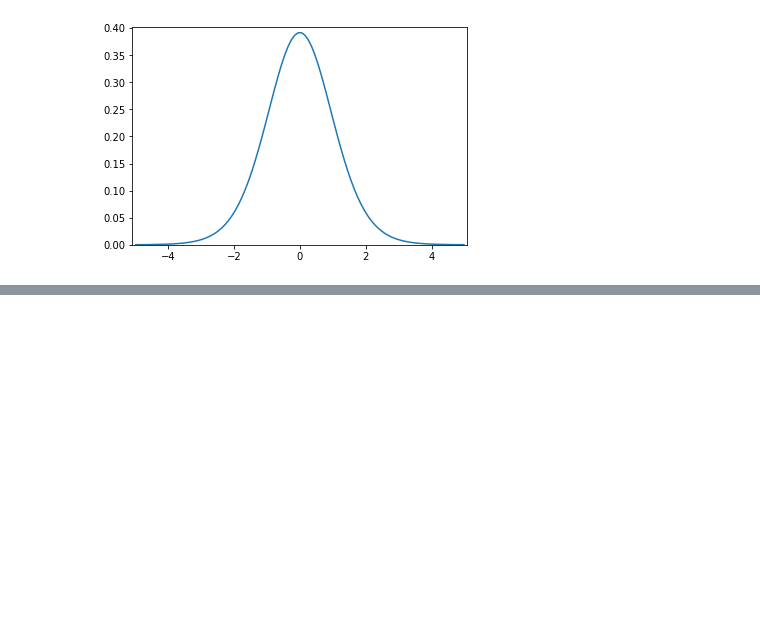
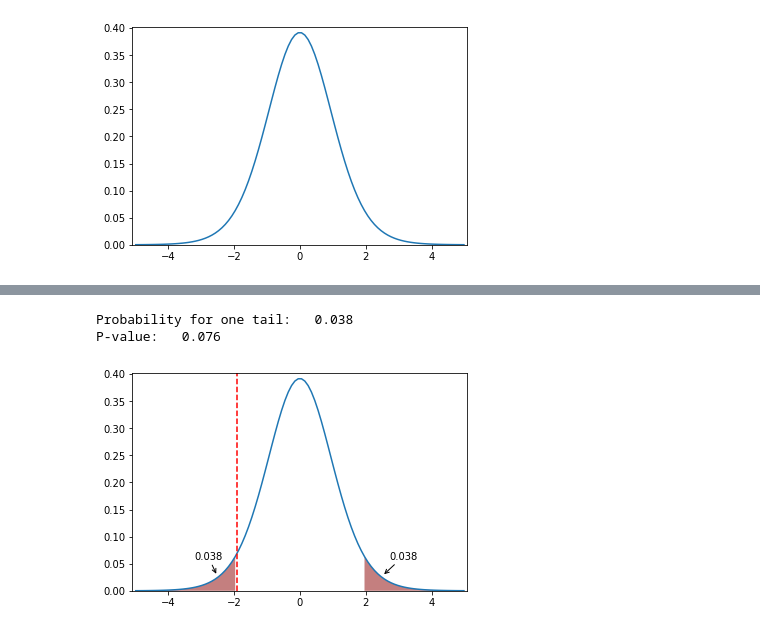
Before and after one commit to chris93t/Instructor-Interview, a Jupyter notebook: Lesson1_Ttest.ipynb, the cells around one changed output, grey strips where cells are left out. Saved outputs shown, nothing was run; the diff lists cells and outputs as text; code cells hidden in the pictures; blank space fills up the shorter version.

```diff
--- a/Lesson1_Ttest.ipynb
+++ b/Lesson1_Ttest.ipynb
@@ -74,0 +94,36 @@ plt.margins(x=0, y= 0)
+# %%
+pvalue_onetail = t.sf(np.abs(tvalue), dfreedom) #inverse of cumulative distribution function of t
+pvalue = 2*pvalue_onetail
+print('Probability for one tail:  ',round(pvalue_onetail,3))
+print('P-value:  ',round(pvalue,3))
+# %% [output]
+Probability for one tail:   0.038
+P-value:   0.076
+# %%
+#I can graph the P-value
+plt.xlim(np.min(x)-.1,np.max(x)+.1);
+plt.ylim(0,np.max(y)+.01);
+plt.plot(x,y);
+plt.margins(x=0, y= 0);
+plt.axvline(x=tvalue, color = 'red', linestyle = '--');
+plt.fill_between(x[x<tvalue], y[x<tvalue], facecolor='darkred', alpha=0.5); #Values less likely from one tail
+plt.fill_between(x[x>-tvalue], y[x>-tvalue], facecolor='darkred', alpha=0.5); #Values less likely from the other tail
+
+
+Value = np.round(pvalue_onetail,3)
+Arrow_x_scaler = np.abs(tvalue)+.6
+text_x_scaler = np.abs(tvalue)+.8
+
+Arr_y_scaler = pvalue_onetail-.01
+Text_y_scaler = pvalue_onetail+.02
+
+
+plt.annotate(Value, xy=(Arrow_x_scaler, Arr_y_scaler), xytext=(text_x_scaler,Text_y_scaler),
+            arrowprops=dict(facecolor='black', arrowstyle="->"),
+            );
+
+plt.annotate(Value, xy=(-1*Arrow_x_scaler, Arr_y_scaler), xytext=(-1*text_x_scaler-.5, Text_y_scaler),
+            arrowprops=dict(facecolor='black', arrowstyle="->"),
+            );
+# %% [output]
+[figure, added]
```
Also changed, not shown: parts of 6 cells of this notebook.
